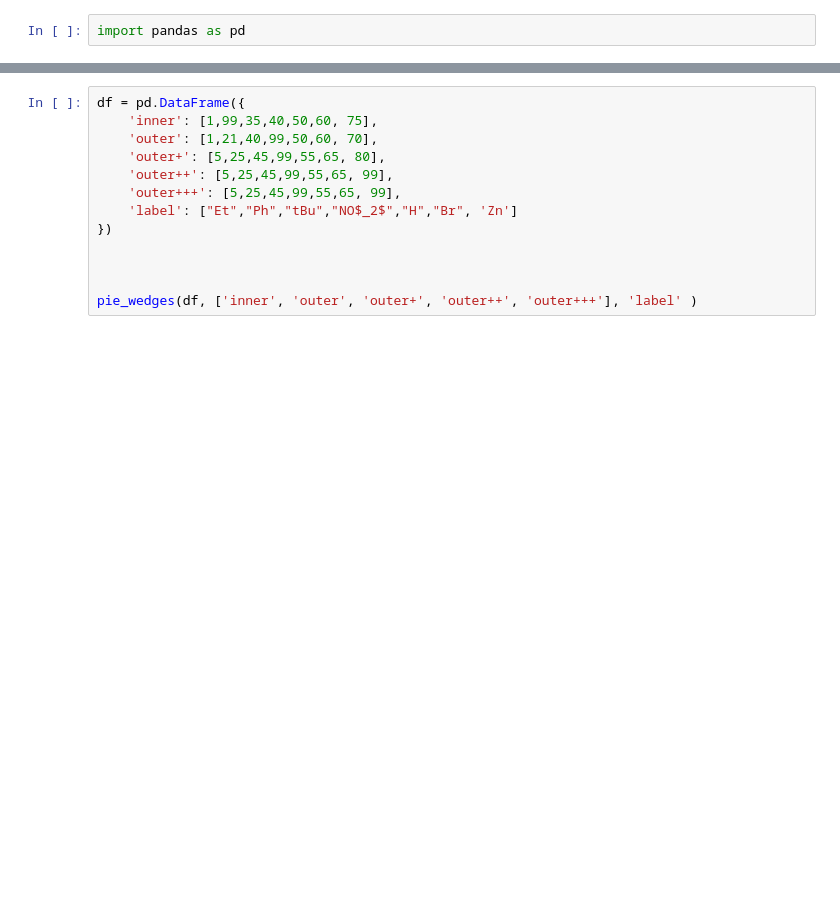
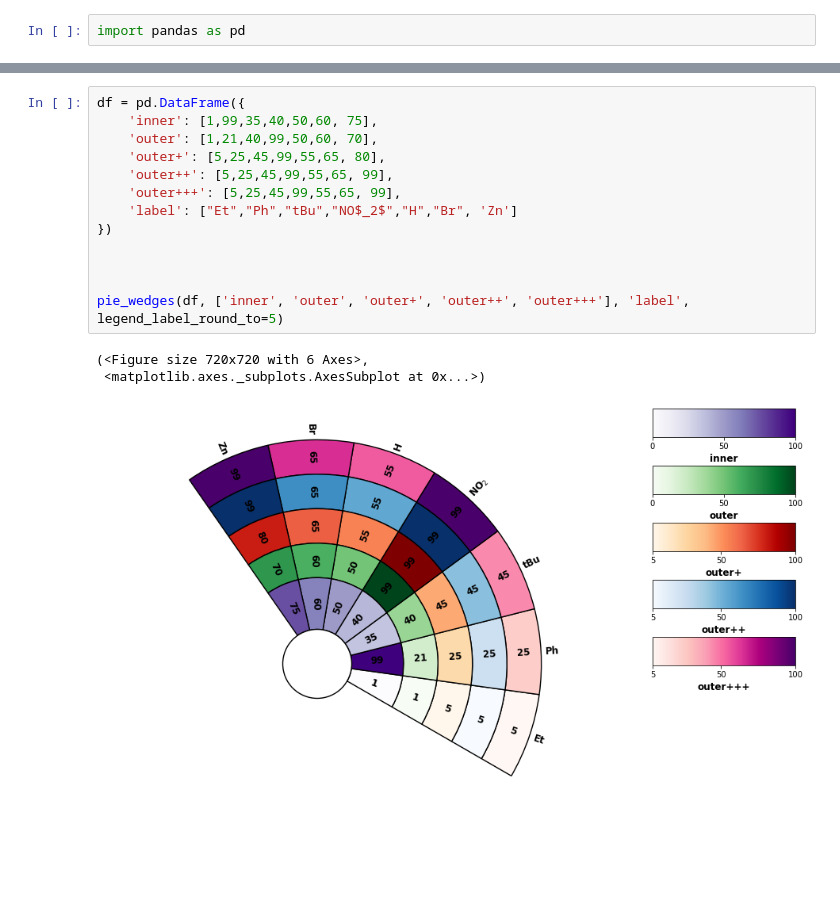
Before and after one commit to connectedblue/pdext_collection, a Jupyter notebook: pie_wedge/substrate.ipynb, the cells around one changed output, grey strips where cells are left out. Saved outputs shown, nothing was run; the diff lists cells and outputs as text; blank space fills up the shorter version.

```diff
--- a/pie_wedge/substrate.ipynb
+++ b/pie_wedge/substrate.ipynb
@@ -491,16 +540,20 @@ pie_wedges(df, ['inner', 'outer', 'outer+'], 'label',  startangle=100, wedge_per
 # %%
 df = pd.DataFrame({
     'inner': [1,99,35,40,50,60, 75],
     'outer': [1,21,40,99,50,60, 70],
     'outer+': [5,25,45,99,55,65, 80],
     'outer++': [5,25,45,99,55,65, 99],
     'outer+++': [5,25,45,99,55,65, 99],
     'label': ["Et","Ph","tBu","NO$_2$","H","Br", 'Zn']
 })
 
 
 
-pie_wedges(df, ['inner', 'outer', 'outer+', 'outer++', 'outer+++'], 'label' )
+pie_wedges(df, ['inner', 'outer', 'outer+', 'outer++', 'outer+++'], 'label', legend_label_round_to=5)
+# %% [output]
+(<Figure size 720x720 with 6 Axes>,
+ <matplotlib.axes._subplots.AxesSubplot at 0x...>)
+[figure, added]
 # %%
 df = pd.DataFrame({
     'inner': [1,99,35,40,50,60, 85],
```
Also changed, not shown: parts of 15 cells of this notebook.
